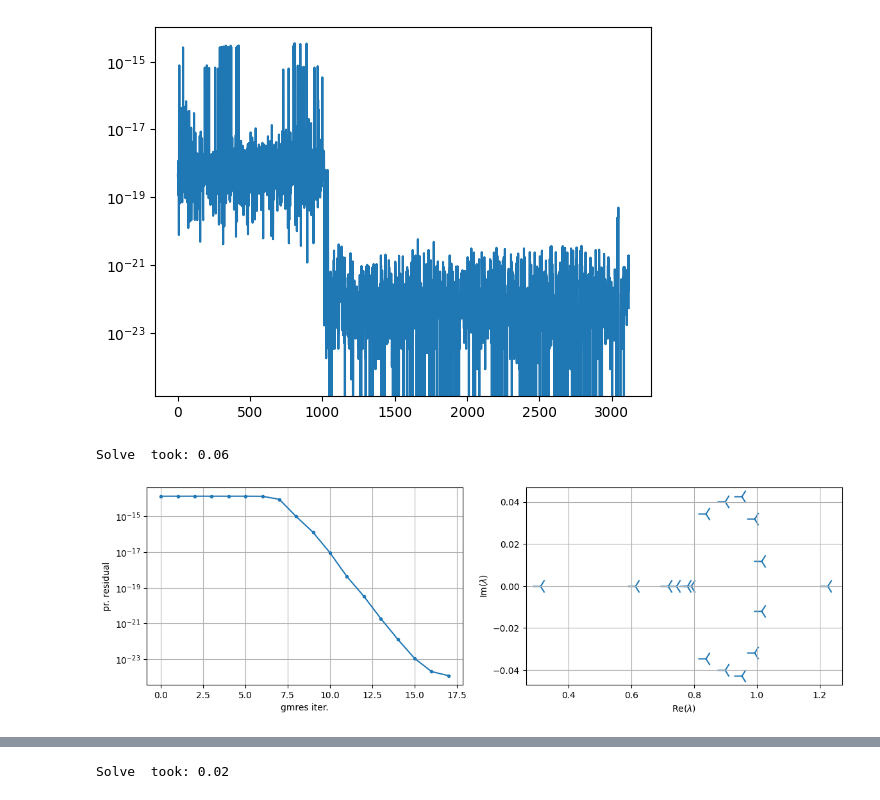
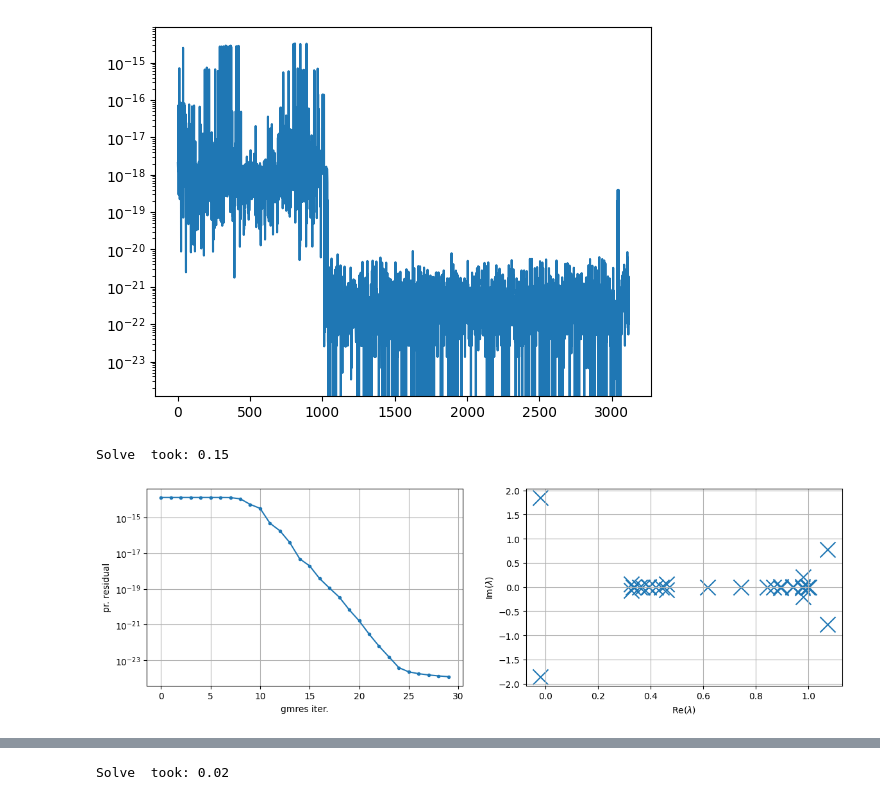
Before and after one commit to pmgbergen/FTHM-Solver, a Jupyter notebook: fpm/fpm_0_results.ipynb, the cells around one changed output, grey strips where cells are left out. Saved outputs shown, nothing was run; the diff lists cells and outputs as text; code cells hidden in the pictures.

```diff
--- a/fpm/fpm_0_results.ipynb
+++ b/fpm/fpm_0_results.ipynb
@@ -43,22 +45,22 @@ plt.legend()
 # %%
 import scipy.sparse
 from pathlib import Path
 from plot_utils import *
 
 
 def load_matrix_rhs(data: Sequence[TimeStepStats], idx: int):
     flat_data: list[LinearSolveStats] = [y for x in data for y in x.linear_solves]
     load_dir = Path('../matrices')
     mat = scipy.sparse.load_npz(load_dir / flat_data[idx].matrix_id)
     rhs = np.load(load_dir / flat_data[idx].rhs_id)
     return mat, rhs
 
-mat, rhs = load_matrix_rhs(data, 10)
+mat, rhs = load_matrix_rhs(data, 16)
 # spy(mat)
 plt.plot(abs(rhs))
 plt.yscale('log')
 # %% [output]
-[figure, old version]
+[figure, new version]
 # %%
 import porepy as pp
 import numpy as np
@@ -89,8 +91,8 @@ reordered_mat, preconditioner = model._prepare_solver()
 # %%
 solve_petsc(reordered_mat, preconditioner, rhs=rhs_permuted)
 # %% [output]
-Solve  took: 0.06
+Solve  took: 0.15
-[figure, old version]
+[figure, new version]
 # %%
 Omega_amg = preconditioner.Omega_inv
 rhs_omega = rhs_permuted[preconditioner.sep:]
```
Also changed, not shown: parts of 4 cells of this notebook, 7 other files.
